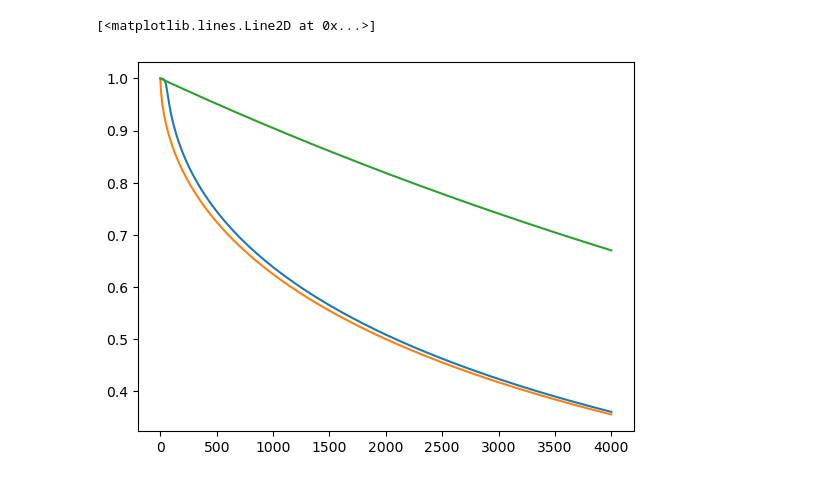
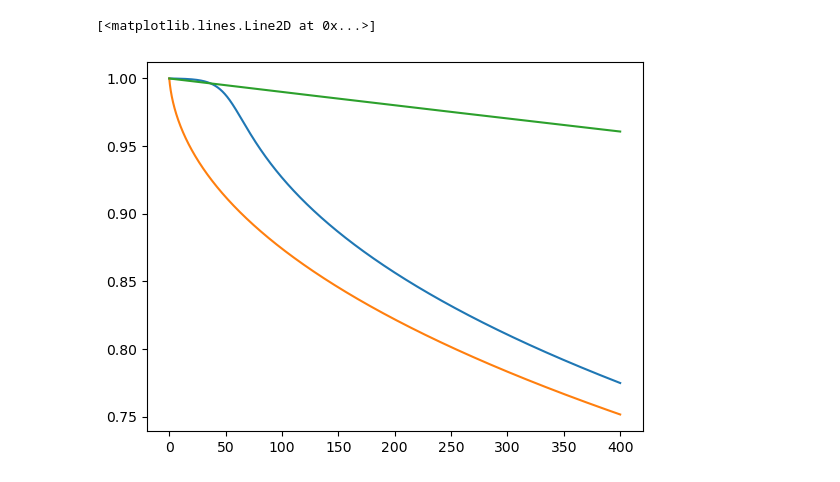
Before and after one commit to JonathanHB/cftr-glpg1837, a Jupyter notebook: analysis/diffeqs.ipynb, the cells around one changed output. Drawn from its saved outputs; the diff is of its cells as text; code cells hidden in the pictures.

```diff
--- a/analysis/diffeqs.ipynb
+++ b/analysis/diffeqs.ipynb
@@ -17,7 +17,7 @@ def pl_flux(pl, lm):
 
 #integrator settings
 dt = 0.02
-tmax = 200000
+tmax = 20000
 
 #initial conditions
 lm = 10
@@ -31,34 +31,34 @@ pl2_trj = [pl2]
 pl_trj = [pl]
 lm_trj = [lm]
 t_trj = [0]
 
 analytic = [pl]
 
 for t in range(tmax):
     pl += pl_flux(pl,lm)*dt
     lm += (-k1*lm - pl_flux(pl,lm))*dt
 
     t_trj.append((t+1)*dt)
     pl_trj.append(pl)
     lm_trj.append(lm)
 
     pl2 += dpl2(pl2)*dt
 
     pl2_trj.append(pl2)
 
     analytic.append(pl_trj[0]*np.exp(-t*dt*kd*k1/(ka*pt)))
 
 plt.plot(t_trj, pl_trj)
 #plt.plot(t_trj, lm_trj)
 
 plt.plot(t_trj, pl2_trj)
 
 plt.plot(t_trj, analytic)
 
 #plt.yscale("log")
 # %% [output]
 [<matplotlib.lines.Line2D at 0x...>]
-[figure, old version]
+[figure, new version]
 # %%
 #ka*pt must exceed k1 for the results to be useful, but large ka*pt also delays the time when it becomes a reliable approximation.
 # %%
```
Also changed, not shown: parts of 1 cell of this notebook, 1 other file.
